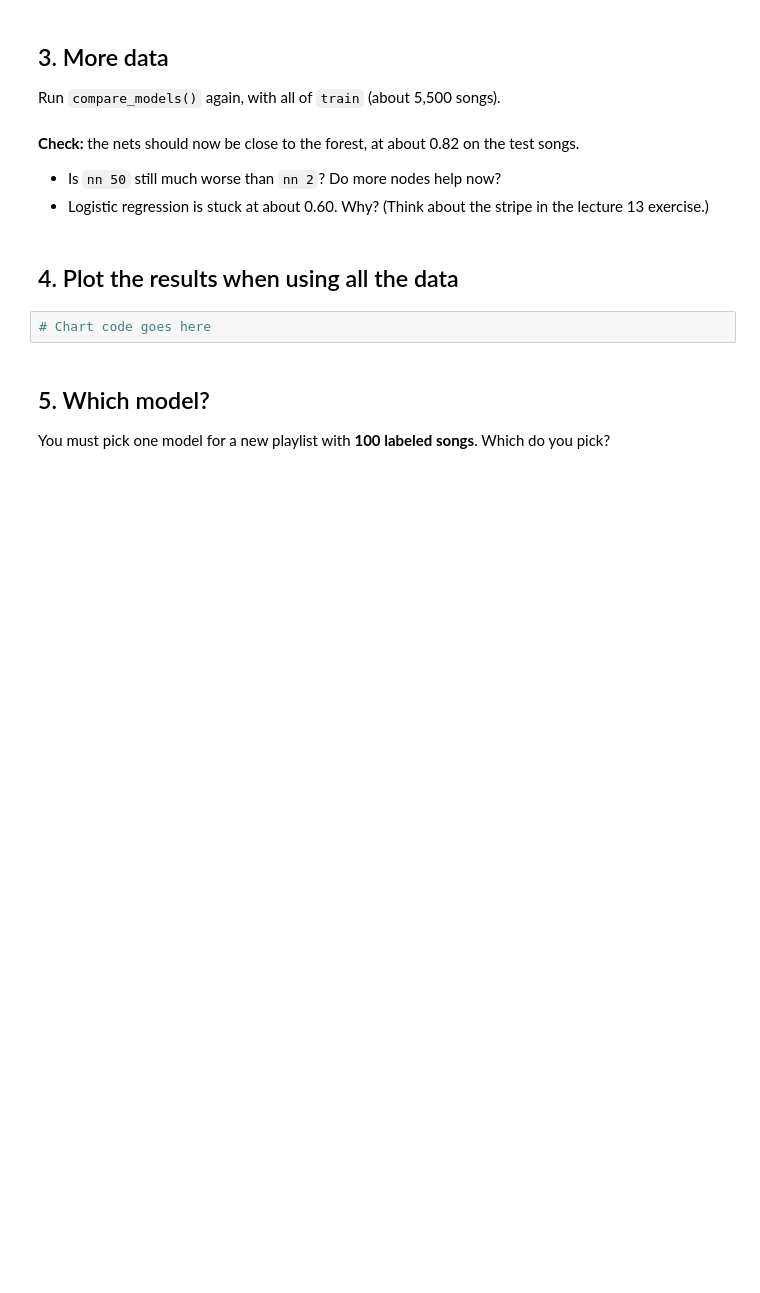
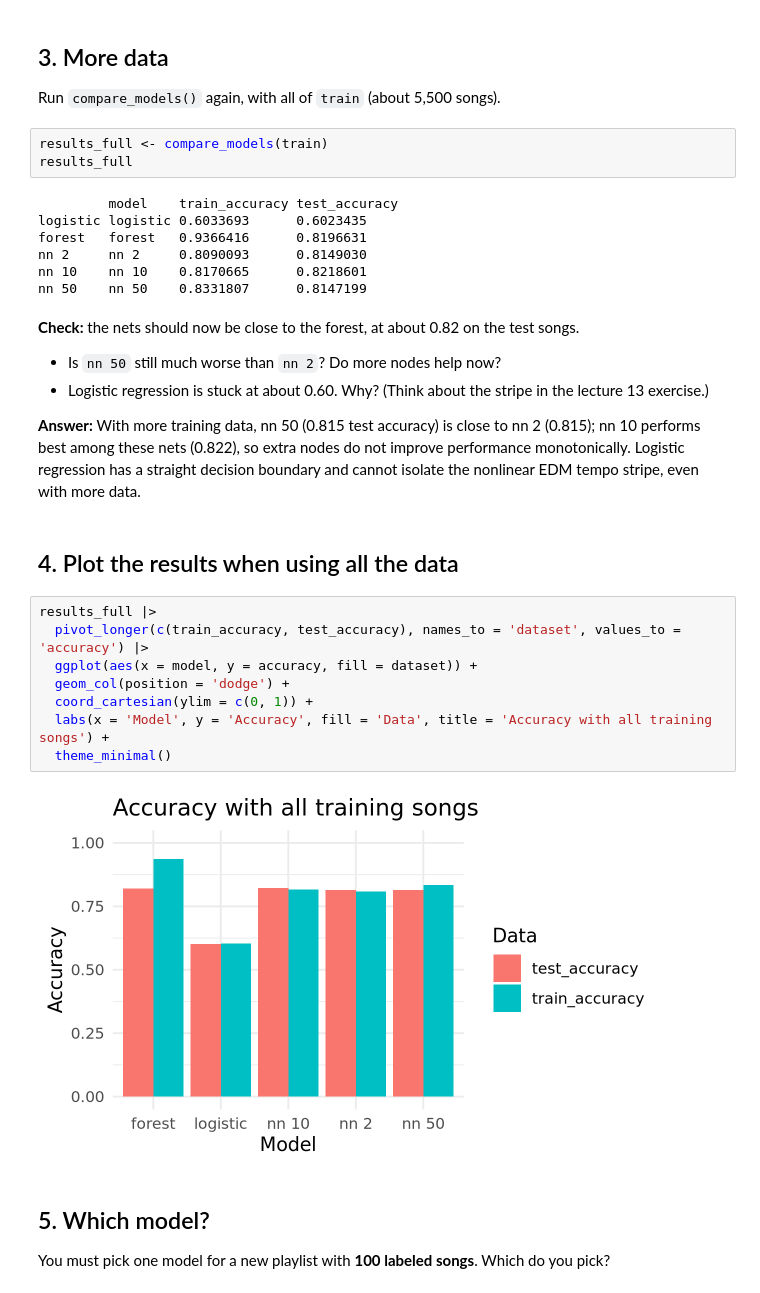
Before and after one commit to Renee0828/codespace, a Jupyter notebook: exercises/16-nn-exercise.ipynb, the cells around one changed output. Drawn from its saved outputs; the diff is of its cells as text; blank space fills up the shorter version.

```diff
--- a/exercises/16-nn-exercise.ipynb
+++ b/exercises/16-nn-exercise.ipynb
@@ -108,15 +146,35 @@ Pick a visualization for the output and make the chart below. Write the code by
 ## 3. More data
 
 Run `compare_models()` again, with all of `train` (about 5,500 songs).
+# %%
+results_full <- compare_models(train)
+results_full
+# %% [output]
+         model    train_accuracy test_accuracy
+logistic logistic 0.6033693      0.6023435
+forest   forest   0.9366416      0.8196631
+nn 2     nn 2     0.8090093      0.8149030
+nn 10    nn 10    0.8170665      0.8218601
+nn 50    nn 50    0.8331807      0.8147199
 # %% [markdown]
 **Check:** the nets should now be close to the forest, at about 0.82 on the test songs.
 
 - Is `nn 50` still much worse than `nn 2`? Do more nodes help now?
 - Logistic regression is stuck at about 0.60. Why? (Think about the stripe in the lecture 13 exercise.)
+
+**Answer:** With more training data, nn 50 (0.815 test accuracy) is close to nn 2 (0.815); nn 10 performs best among these nets (0.822), so extra nodes do not improve performance monotonically. Logistic regression has a straight decision boundary and cannot isolate the nonlinear EDM tempo stripe, even with more data.
 # %% [markdown]
 ## 4. Plot the results when using all the data
 # %%
-# Chart code goes here
+results_full |>
+  pivot_longer(c(train_accuracy, test_accuracy), names_to = 'dataset', values_to = 'accuracy') |>
+  ggplot(aes(x = model, y = accuracy, fill = dataset)) +
+  geom_col(position = 'dodge') +
+  coord_cartesian(ylim = c(0, 1)) +
+  labs(x = 'Model', y = 'Accuracy', fill = 'Data', title = 'Accuracy with all training songs') +
+  theme_minimal()
+# %% [output]
+[figure, added]
 # %% [markdown]
 ## 5. Which model?
 
```
Also changed, not shown: parts of 6 cells of this notebook, 1 other file.
